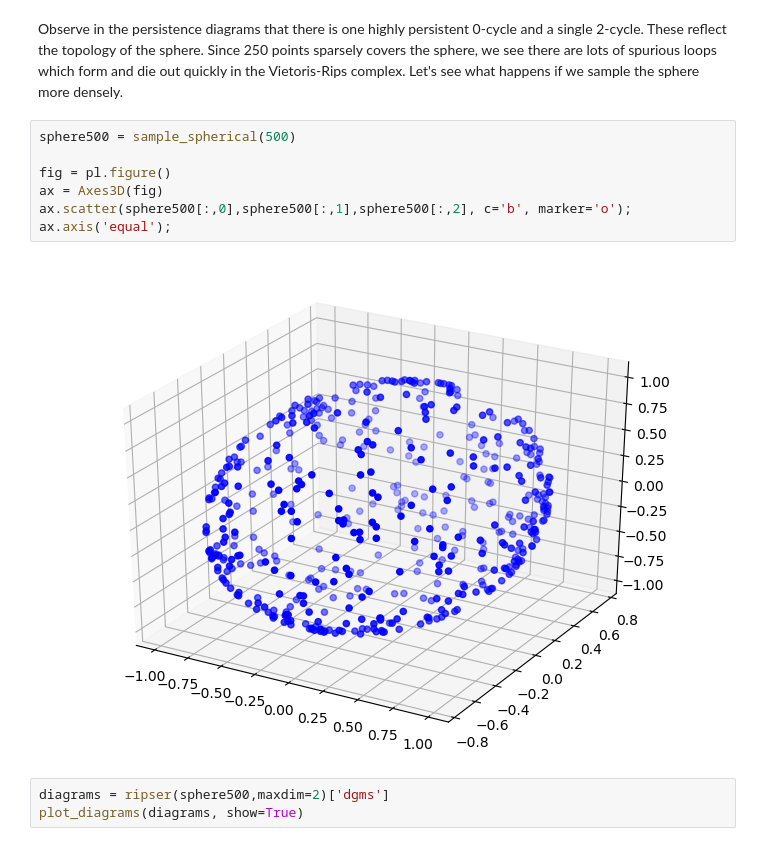
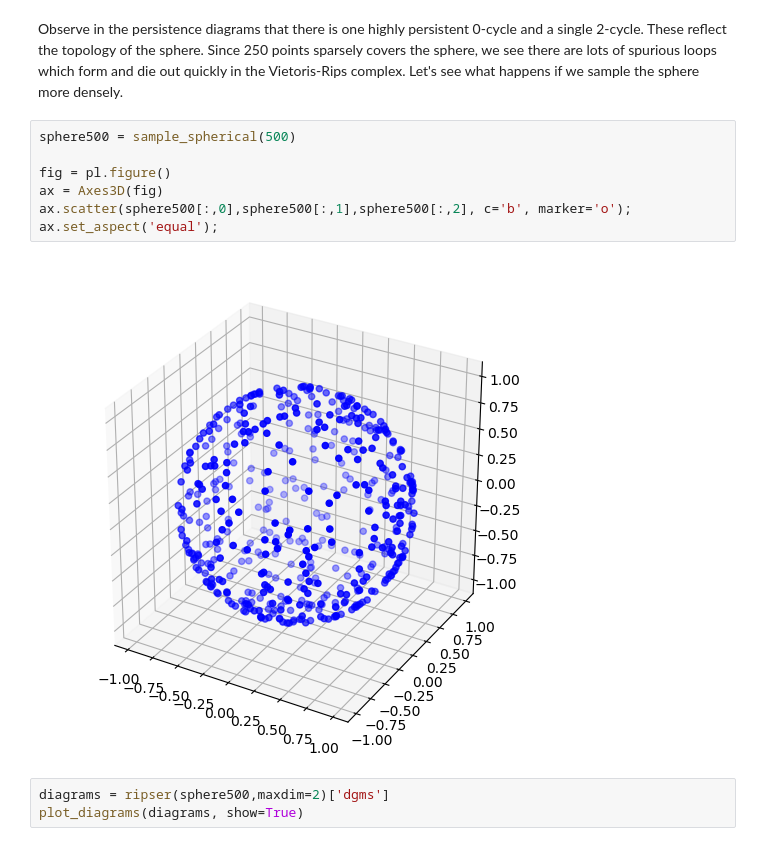
Before and after one commit to trneedham/TDACourse, a Jupyter notebook: PersistenceDiagramsDemonstration.ipynb, the cells around one changed output. Cells and saved outputs as stored; diff of their text form.

```diff
--- a/PersistenceDiagramsDemonstration.ipynb
+++ b/PersistenceDiagramsDemonstration.ipynb
@@ -117,12 +117,12 @@ Observe in the persistence diagrams that there is one highly persistent 0-cycle
 # %%
 sphere500 = sample_spherical(500)
 
 fig = pl.figure()
 ax = Axes3D(fig)
 ax.scatter(sphere500[:,0],sphere500[:,1],sphere500[:,2], c='b', marker='o');
-ax.axis('equal');
+ax.set_aspect('equal');
 # %% [output]
-[figure, old version]
+[figure, new version]
 # %%
 diagrams = ripser(sphere500,maxdim=2)['dgms']
 plot_diagrams(diagrams, show=True)
```
Also changed, not shown: parts of 13 cells of this notebook, 2 other files.
